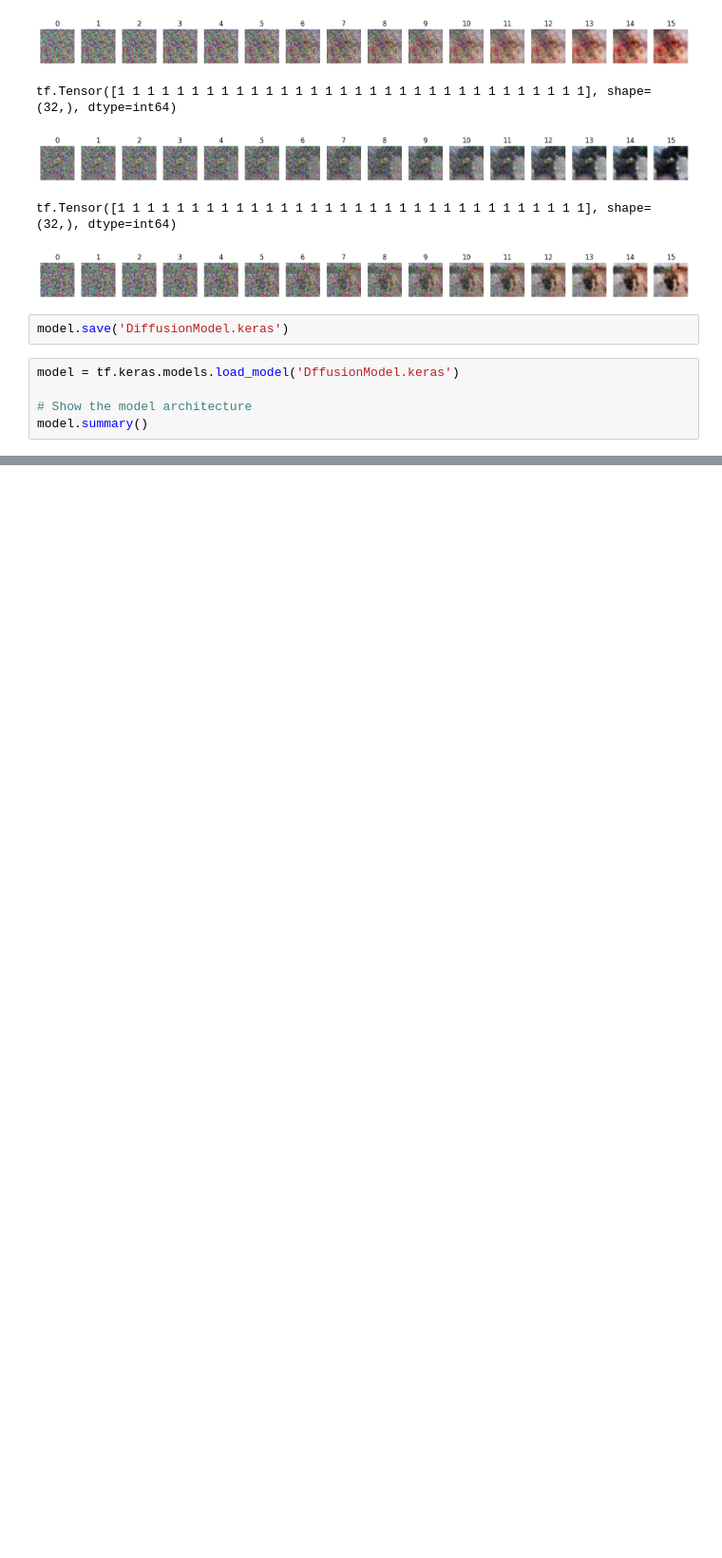
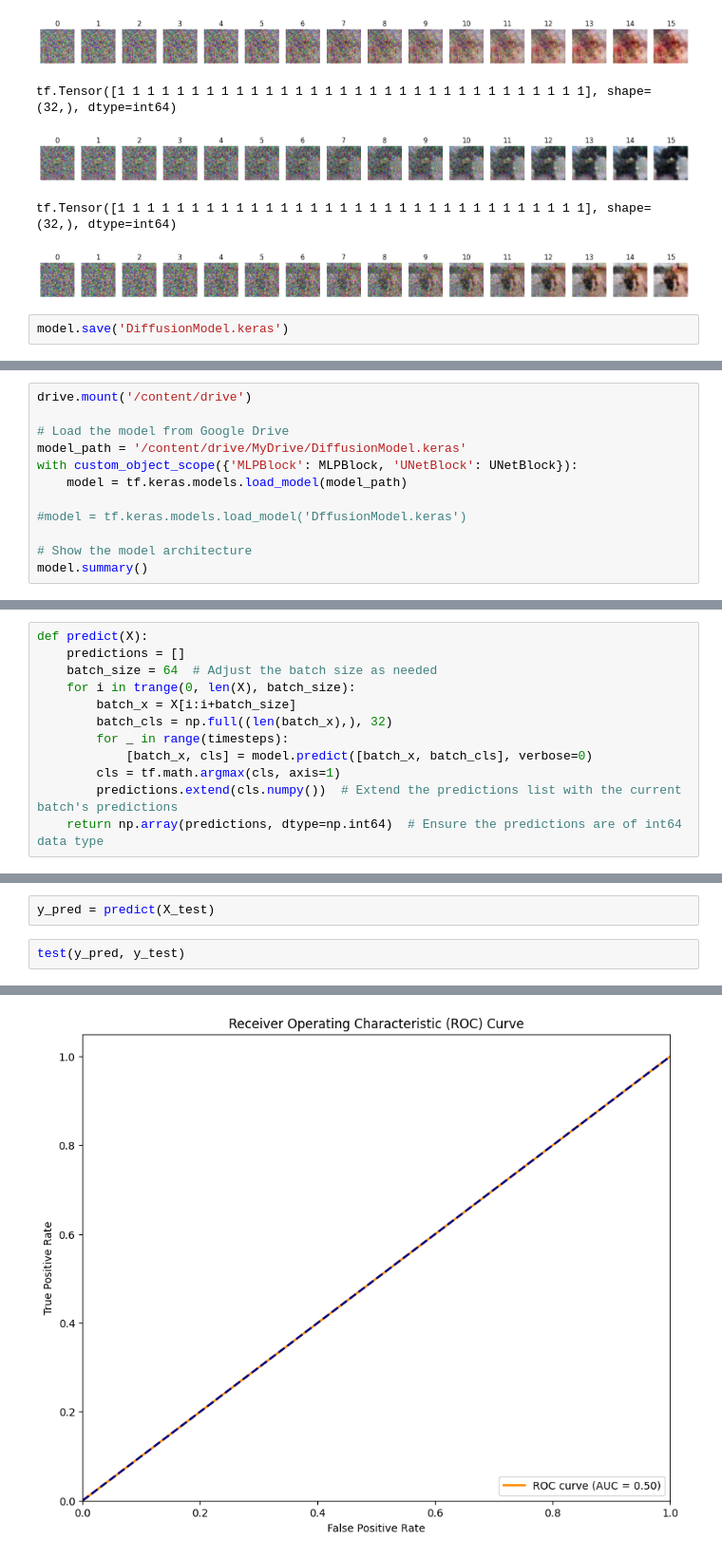
Before and after one commit to lrav35/diffusion, a Jupyter notebook: QuickDiffusionModel_TF.ipynb, the cells around one changed output, grey strips where cells are left out. Shown at 95% size. Saved outputs shown, nothing was run; the diff lists cells and outputs as text; blank space fills up the shorter version.

Commit message:
Update QuickDiffusionModel_TF.ipynb
added testing

```diff
--- a/QuickDiffusionModel_TF.ipynb
+++ b/QuickDiffusionModel_TF.ipynb
@@ -288,8 +297,3 @@ tf.Tensor([1 1 1 1 1 1 1 1 1 1 1 1 1 1 1 1 1 1 1 1 1 1 1 1 1 1 1 1 1 1 1 1], sha
 [figure]
 # %%
 model.save('DiffusionModel.keras')
-# %%
-model = tf.keras.models.load_model('DffusionModel.keras')
-
-# Show the model architecture
-model.summary()
@@ -313,0 +300,12 @@ ________________________________________________________________________________
+# %%
+drive.mount('/content/drive')
+
+# Load the model from Google Drive
+model_path = '/content/drive/MyDrive/DiffusionModel.keras'
+with custom_object_scope({'MLPBlock': MLPBlock, 'UNetBlock': UNetBlock}):
+    model = tf.keras.models.load_model(model_path)
+
+#model = tf.keras.models.load_model('DffusionModel.keras')
+
+# Show the model architecture
+model.summary()
@@ -313,0 +330,12 @@ ________________________________________________________________________________
+# %%
+def predict(X):
+    predictions = []
+    batch_size = 64  # Adjust the batch size as needed
+    for i in trange(0, len(X), batch_size):
+        batch_x = X[i:i+batch_size]
+        batch_cls = np.full((len(batch_x),), 32)
+        for _ in range(timesteps):
+            [batch_x, cls] = model.predict([batch_x, batch_cls], verbose=0)
+        cls = tf.math.argmax(cls, axis=1)
+        predictions.extend(cls.numpy())  # Extend the predictions list with the current batch's predictions
+    return np.array(predictions, dtype=np.int64)  # Ensure the predictions are of int64 data type
@@ -313,0 +395,5 @@ ________________________________________________________________________________
+# %%
+y_pred = predict(X_test)
+# %%
+test(y_pred, y_test)
+# %% [output]
@@ -313,0 +401 @@ ________________________________________________________________________________
+[figure, added]
```
Also changed, not shown: parts of 10 cells of this notebook.
